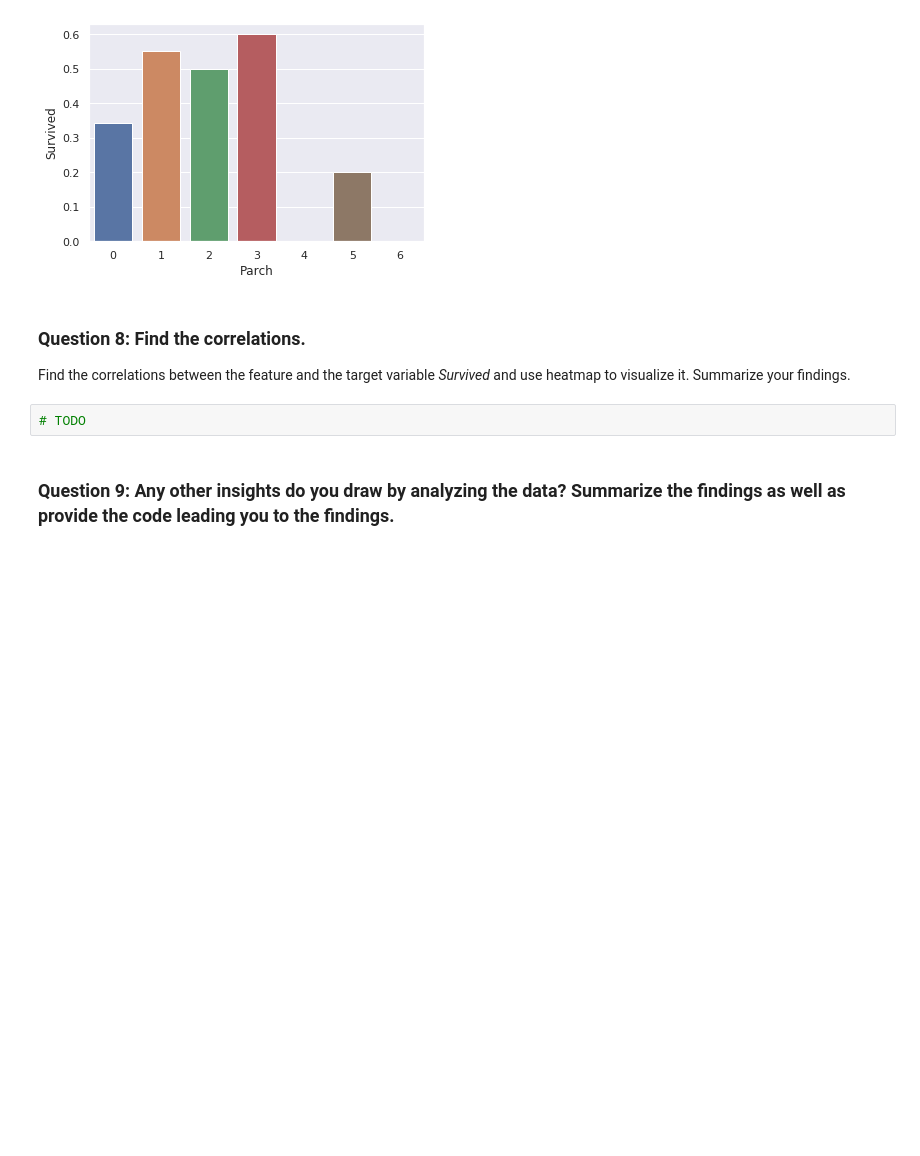
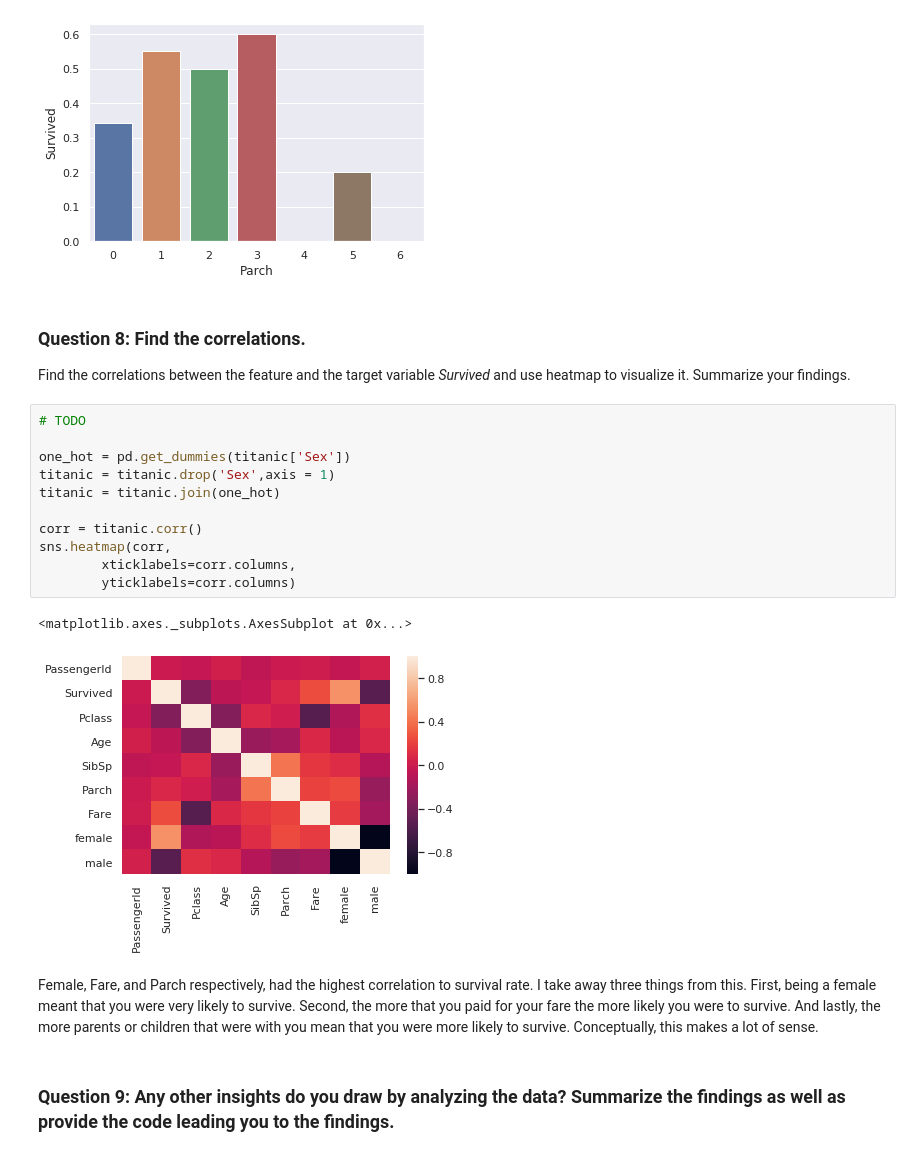
Before and after one commit to AnoVando/MSIS, a Jupyter notebook: MSIS522_Assignment1.ipynb, the cells around one changed output. Saved outputs shown, nothing was run; the diff lists cells and outputs as text; blank space fills up the shorter version.

```diff
--- a/MSIS522_Assignment1.ipynb
+++ b/MSIS522_Assignment1.ipynb
@@ -172,8 +172,22 @@ sns.barplot(x='Parch',y='Survived',data=pivoted_parch)
 # %% [markdown]
 ### **Question 8: Find the correlations.**
 Find the correlations between the feature and the target variable _Survived_ and use heatmap to visualize it. Summarize your findings.
-# %%
-# TODO
+# %%
+# TODO
+
+one_hot = pd.get_dummies(titanic['Sex'])
+titanic = titanic.drop('Sex',axis = 1)
+titanic = titanic.join(one_hot)
+
+corr = titanic.corr()
+sns.heatmap(corr,
+        xticklabels=corr.columns,
+        yticklabels=corr.columns)
+# %% [output]
+<matplotlib.axes._subplots.AxesSubplot at 0x...>
+[figure, added]
+# %% [markdown]
+Female, Fare, and Parch respectively, had the highest correlation to survival rate. I take away three things from this. First, being a female meant that you were very likely to survive. Second, the more that you paid for your fare the more likely you were to survive. And lastly, the more parents or children that were with you mean that you were more likely to survive. Conceptually, this makes a lot of sense.
 # %% [markdown]
 ### **Question 9: Any other insights do you draw by analyzing the data? Summarize the findings as well as provide the code leading you to the findings.**
 # %%
```
